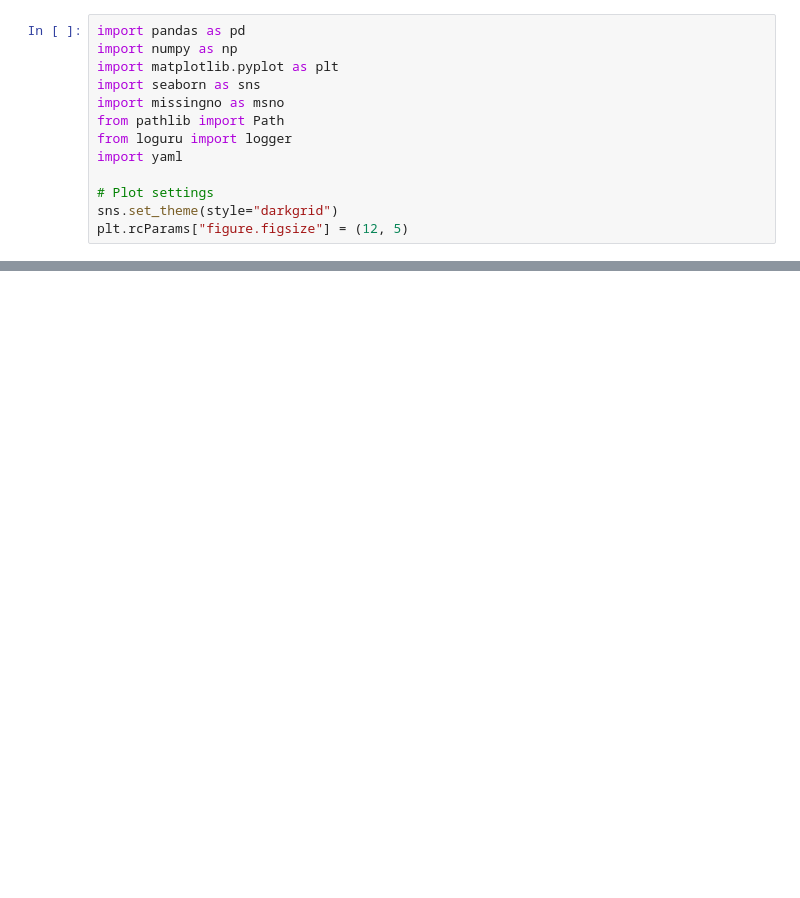
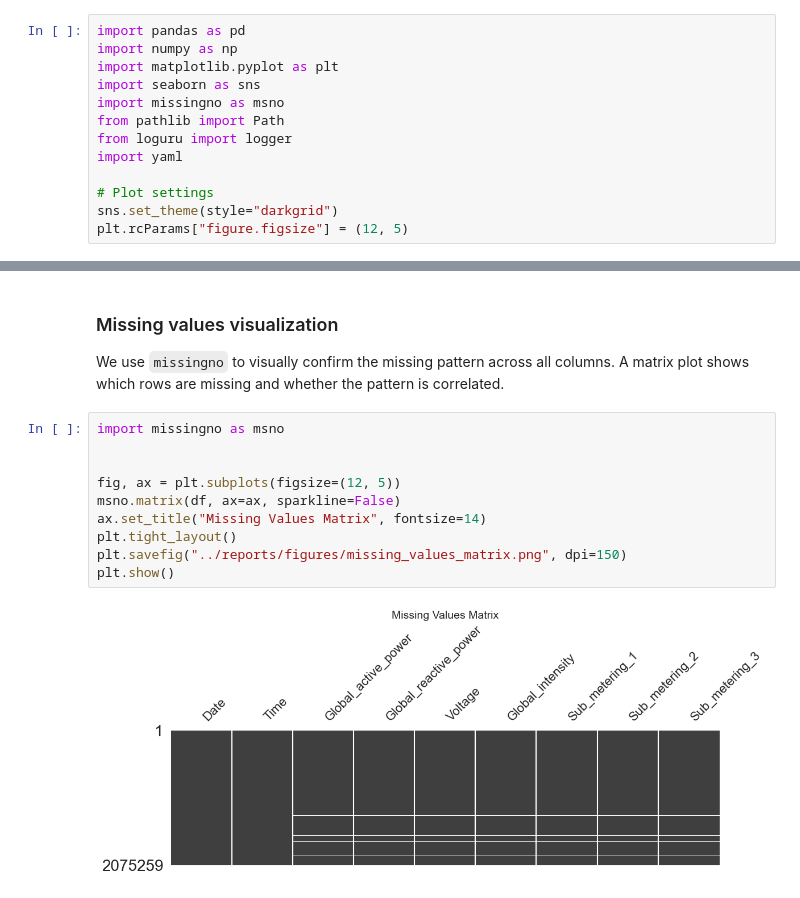
Before and after one commit to charldelaoa/powersight, a Jupyter notebook: notebooks/01_data_profiling.ipynb, the cells around one changed output, grey strips where cells are left out. Cells and saved outputs as stored; diff of their text form; blank space fills up the shorter version.

```diff
--- a/notebooks/01_data_profiling.ipynb
+++ b/notebooks/01_data_profiling.ipynb
@@ -46,0 +220,17 @@ logger.info(f"Shape: {df.shape[0]:,} rows* {df.shape[1]} columns")
+# %% [markdown]
+### Missing values visualization
+
+We use `missingno` to visually confirm the missing pattern across all columns.
+A matrix plot shows which rows are missing and whether the pattern is correlated.
+# %%
+import missingno as msno
+
+
+fig, ax = plt.subplots(figsize=(12, 5))
+msno.matrix(df, ax=ax, sparkline=False)
+ax.set_title("Missing Values Matrix", fontsize=14)
+plt.tight_layout()
+plt.savefig("../reports/figures/missing_values_matrix.png", dpi=150)
+plt.show()
+# %% [output]
+[figure, added]
```
Also changed, not shown: parts of 27 cells of this notebook.
